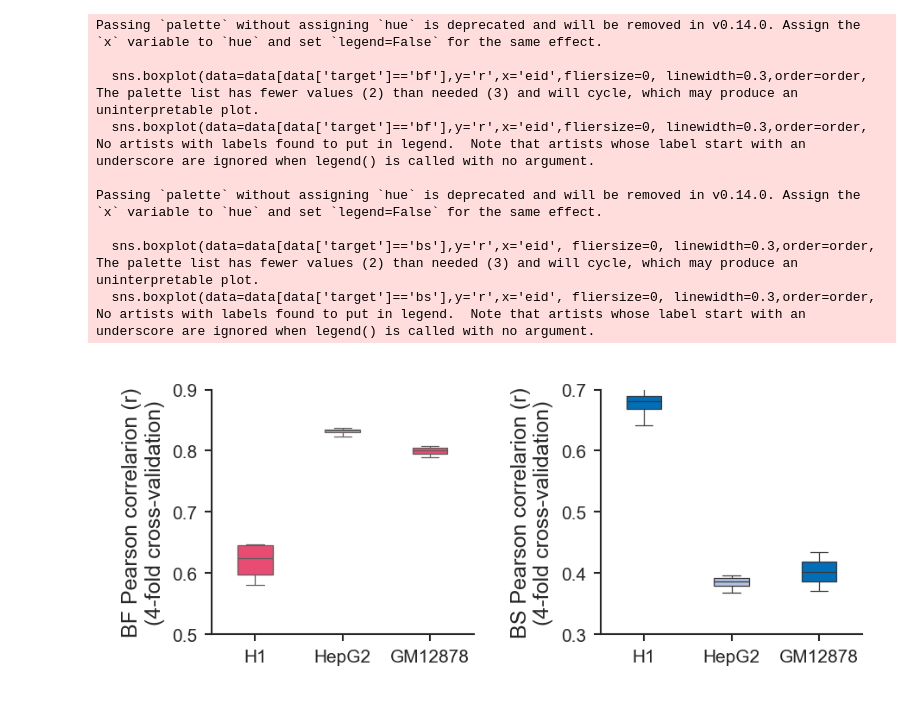
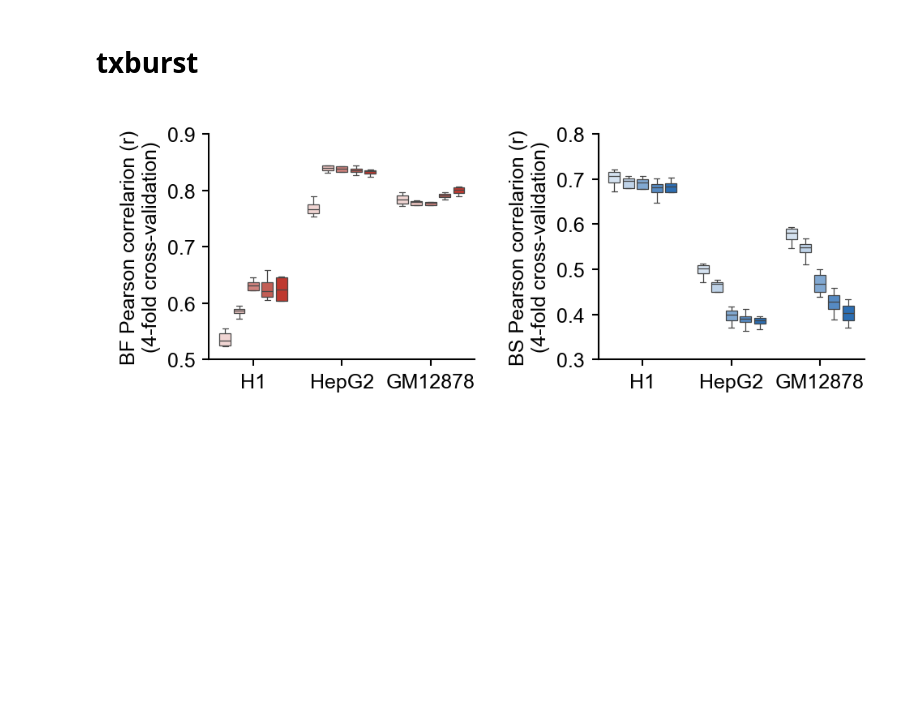
Before and after one commit to wanghan4034/DeepBurst, a Jupyter notebook: benchmarks/burstformer_reg_task/scripts/results.ipynb, the cells around one changed output. Drawn from its saved outputs; the diff is of its cells as text; code cells hidden in the pictures; blank space fills up the shorter version.

Commit message:
[UPDATE] update Figure V14

```diff
--- a/benchmarks/burstformer_reg_task/scripts/results.ipynb
+++ b/benchmarks/burstformer_reg_task/scripts/results.ipynb
@@ -21,8 +21,6 @@ EIDS_TO_CELLTYPES = {
     'E003':'H1'
 }
 # %%
-
-
 rcParams.update(rcParamsDefault)
 rcParams['pdf.fonttype'] = 42
 sns.set(context = 'paper' , style='ticks' ,
@@ -47,9 +45,18 @@ sns.set(context = 'paper' , style='ticks' ,
         'figure.figsize' : (8/2.54, 8/2.54) ,
         'figure.dpi': 300,
         'figure.facecolor': 'w',
-        'figure.edgecolor': 'k',
-        'xtick.labelsize': 5,
-        'ytick.labelsize': 5,
+        'figure.edgecolor': 'black',
+        'legend.edgecolor': 'black',
+        'legend.labelcolor': 'black',  # 设置图例标签字体颜色（在新版matplotlib中支持）
+        'axes.edgecolor': 'black',
+        'axes.labelcolor': 'black',
+        'xtick.color': 'black',
+        'ytick.color': 'black',
+        'axes.titlecolor': 'black',
+        'axes.labelcolor': 'black',
+
+        'xtick.labelsize': 6,
+        'ytick.labelsize': 6,
         'xtick.direction' : 'out' ,
         'ytick.direction' : 'out' ,
         'xtick.major.width': 0.5,  # X轴刻度主刻度线宽度
@@ -61,6 +68,7 @@ sns.set(context = 'paper' , style='ticks' ,
 
         'xtick.major.pad' : 2,
         'ytick.major.pad' : 2,
+        'text.color': 'black',  # 全局文字颜色
 
         'lines.linewidth' : 0.75  ,
         'axes.linewidth': 0.5,  # Axis line width
@@ -99,55 +112,58 @@ data['r'] = data['r'] / 100
+# %% [markdown]
+# txburst
 # %%
+
+data_txburst = data[data['method']=='txburst']
+
+palette = {
+    0.2: '#F0D5D3',
+    0.4: '#E8C1BD',
+    0.6: '#D0837E',
+    0.8: '#C25E55',
+    1: '#BF392F'
+}
+
 
 
 order = ['E003','E118','E116']
-fig, ax = plt.subplots(1, 2, figsize=(8/2.54, 3.5/2.54))
-palette = ['#E94C72',"#F6BEBB"]
-sns.boxplot(data=data[data['target']=='bf'],y='r',x='eid',fliersize=0, linewidth=0.3,order=order,
-            gap=0.2,width=0.5,palette=palette,ax=ax[0],saturation=1)
+fig, ax = plt.subplots(1, 2, figsize=(8.5/2.54, 3.5/2.54))
+# palette = ['#E94C72',"#F6BEBB"]
+sns.boxplot(data=data_txburst[data_txburst['target']=='bf'],y='r',x='eid',hue='delay',fliersize=0, linewidth=0.3,order=order,
+            gap=0.2,width=0.8,palette=palette, ax=ax[0],saturation=1)
 
 ax[0].set_xlabel("",fontsize=6)
-ax[0].tick_params(axis='x', labelsize=5,width=0.5)
-ax[0].tick_params(axis='y', labelsize=5,width=0.5)
 ax[0].set_xticklabels([f"{EIDS_TO_CELLTYPES[eid]}" for eid in order])
 ax[0].set_ylabel("BF Pearson correlarion (r)\n(4-fold cross-validation)",fontsize=6)
 ax[0].legend().remove()
 
 ax[0].set_ylim(0.5,0.9)
 yticks = [i/100 for i in range(50,91,10)]
 yticklabels = [f"{i:.1f}" for i in yticks]
 ax[0].set_yticks(yticks, labels=yticklabels)
 
 
-palette = ["#036EB8","#B2C1E3"]
-sns.boxplot(data=data[data['target']=='bs'],y='r',x='eid', fliersize=0, linewidth=0.3,order=order,
-            gap=0.2,width=0.5,palette=palette,ax=ax[1],saturation=1)
+palette = {
+    0.2: '#D5E2F0',
+    0.4: '#BFD3E8',
+    0.6: '#81A8D1',
+    0.8: '#568AC2',
+    1: '#2C6EB3'
+}
+# palette = ["#036EB8","#B2C1E3"]
+sns.boxplot(data=data_txburst[data_txburst['target']=='bs'],y='r',x='eid',hue='delay', fliersize=0, linewidth=0.3,order=order,
+            gap=0.2,width=0.8,palette=palette,ax=ax[1],saturation=1)
 
 ax[1].set_xlabel("",fontsize=6)
-ax[1].tick_params(axis='x', labelsize=5,width=0.5)
-ax[1].tick_params(axis='y', labelsize=5,width=0.5)
 ax[1].set_xticklabels([f"{EIDS_TO_CELLTYPES[eid]}" for eid in order])
 ax[1].set_ylabel("BS Pearson correlarion (r)\n(4-fold cross-validation)",fontsize=6)
 ax[1].legend().remove()
-ax[1].set_ylim(0.3,0.7)
-yticks = [i/100 for i in range(30,71,10)]
+ax[1].set_ylim(0.3,0.8)
+yticks = [i/100 for i in range(30,81,10)]
 yticklabels = [f"{i:.1f}" for i in yticks]
 ax[1].set_yticks(yticks, labels=yticklabels)
 
 plt.tight_layout()
-plt.savefig(f'benchmarks/burstformer_reg_task/figures/v6/Supplementary_Figure13C.eps', format='eps', bbox_inches='tight')
+plt.savefig(f'benchmarks/burstformer_reg_task/figures/v6/Supplementary_Figure12B.eps', format='eps', bbox_inches='tight')
 plt.show()
 # %% [output]
-Passing `palette` without assigning `hue` is deprecated and will be removed in v0.14.0. Assign the `x` variable to `hue` and set `legend=False` for the same effect.
-
-  sns.boxplot(data=data[data['target']=='bf'],y='r',x='eid',fliersize=0, linewidth=0.3,order=order,
-The palette list has fewer values (2) than needed (3) and will cycle, which may produce an uninterpretable plot.
-  sns.boxplot(data=data[data['target']=='bf'],y='r',x='eid',fliersize=0, linewidth=0.3,order=order,
-No artists with labels found to put in legend.  Note that artists whose label start with an underscore are ignored when legend() is called with no argument.
-
-Passing `palette` without assigning `hue` is deprecated and will be removed in v0.14.0. Assign the `x` variable to `hue` and set `legend=False` for the same effect.
-
-  sns.boxplot(data=data[data['target']=='bs'],y='r',x='eid', fliersize=0, linewidth=0.3,order=order,
-The palette list has fewer values (2) than needed (3) and will cycle, which may produce an uninterpretable plot.
-  sns.boxplot(data=data[data['target']=='bs'],y='r',x='eid', fliersize=0, linewidth=0.3,order=order,
-No artists with labels found to put in legend.  Note that artists whose label start with an underscore are ignored when legend() is called with no argument.
-[figure, old version]
+[figure, new version]
```
Also changed, not shown: parts of 4 cells of this notebook, 12 other files.
